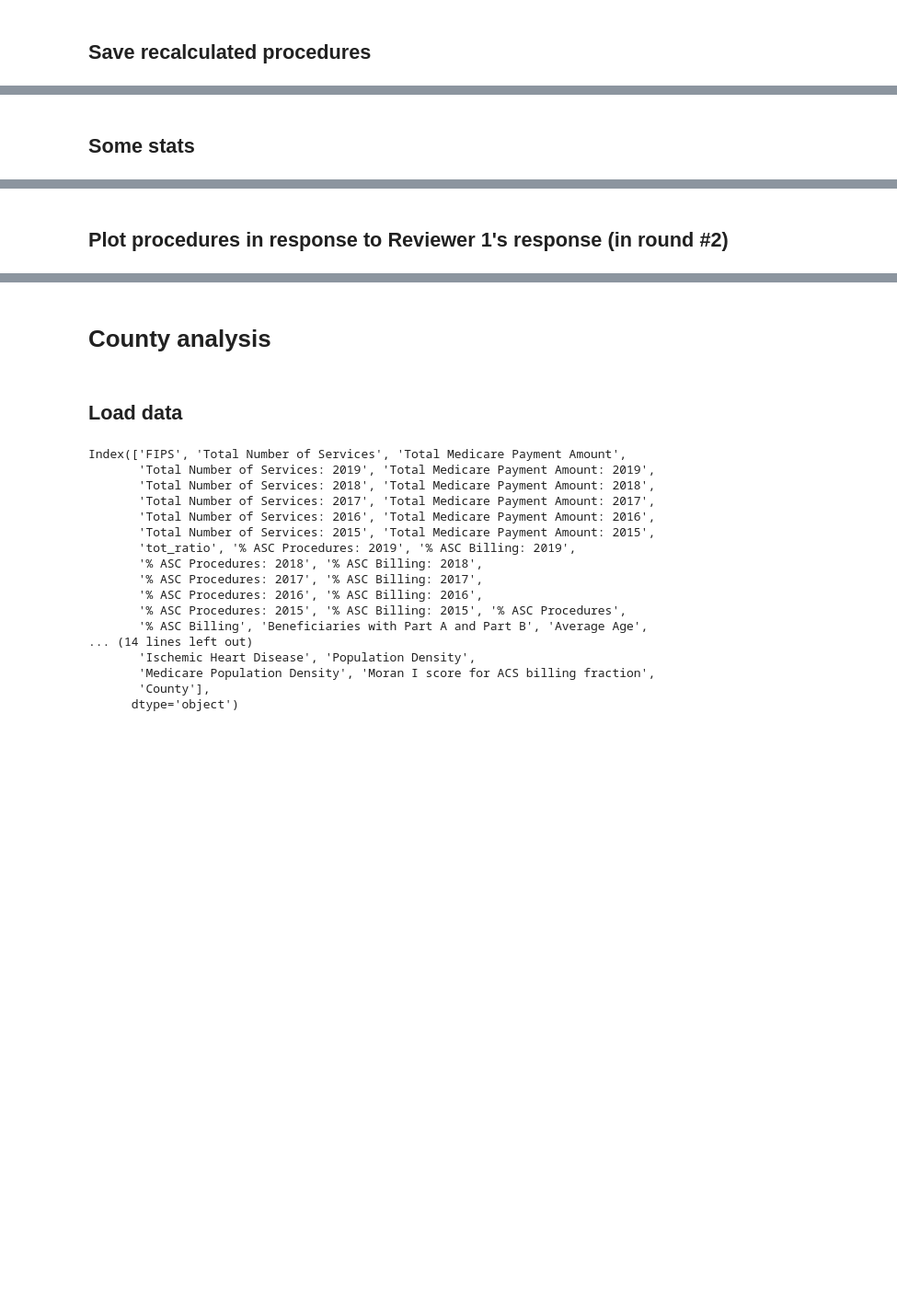
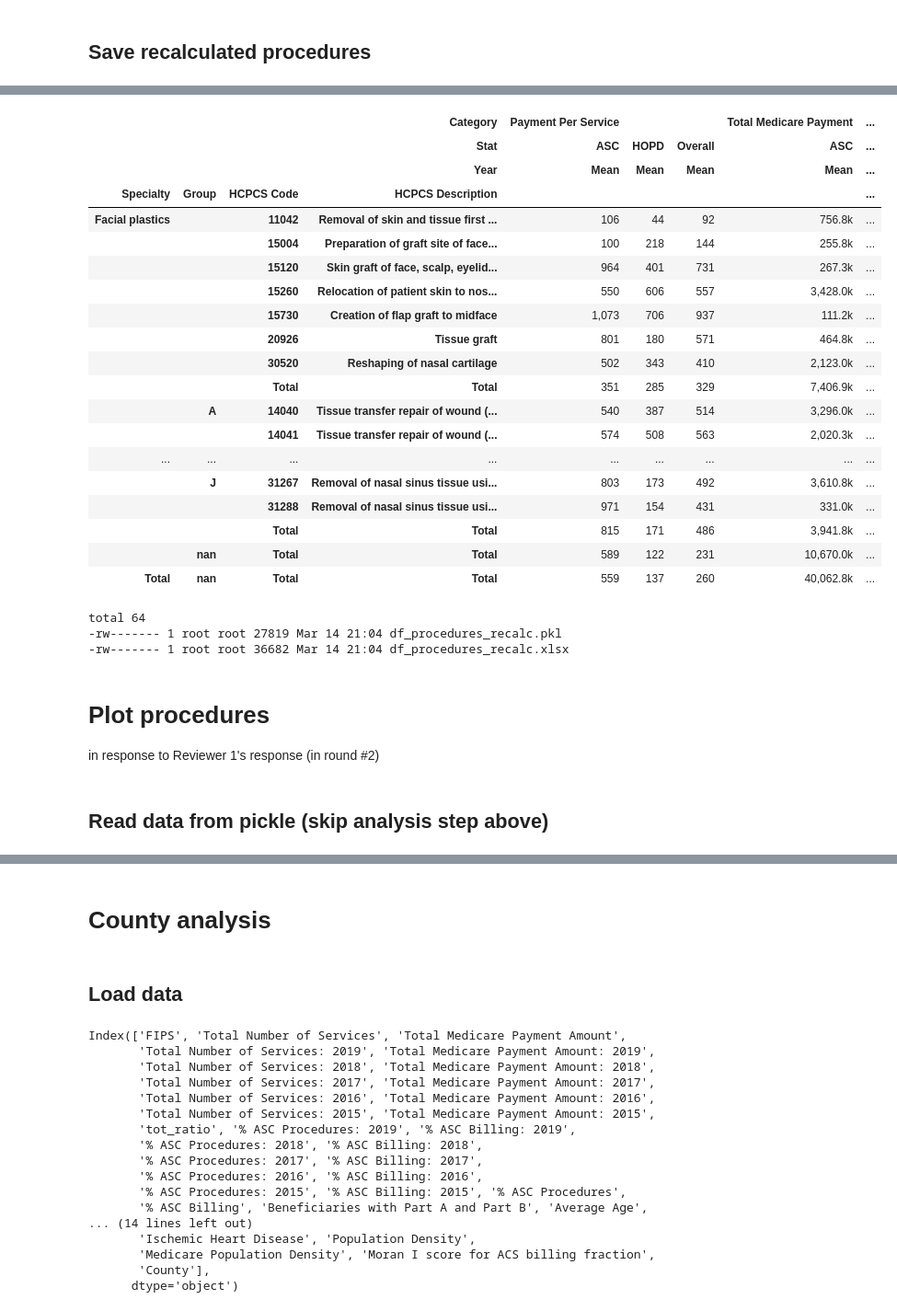
Before and after one commit to ryerrabelli/GeospatialAnalysis, a Jupyter notebook: src/notebooks/2023_02_15-RSY-geospatial_ENT_analysis_v05.ipynb, the cells around one changed output, grey strips where cells are left out. Shown at 92% size. Saved outputs shown, nothing was run; the diff lists cells and outputs as text; code cells hidden in the pictures; blank space fills up the shorter version.

Commit message:
Committing latest figures and saved csv/xlsx

```diff
--- a/src/notebooks/2023_02_15-RSY-geospatial_ENT_analysis_v05.ipynb
+++ b/src/notebooks/2023_02_15-RSY-geospatial_ENT_analysis_v05.ipynb
@@ -444,6 +430,10 @@ for col_category in col_categories:
         df_procedures_recalc[(col_category,"HOPD","%")] = \
             df_procedures_recalc[(col_category,"HOPD","Mean")] / df_procedures_recalc[(col_category,"Overall","Mean")]
 
+# Calculate payment divided by service
+for location in ["ASC","HOPD","Overall"]:
+    # "Total Number of Services", "Total Medicare Payment"
+    df_procedures_recalc[ ("Payment Per Service",location,"Mean") ] = df_procedures_recalc[ ("Total Medicare Payment",location,"Mean") ] / df_procedures_recalc[ ("Total Number of Services",location,"Mean") ]
 
 # Rearrange cols alphabetically, but only by the first two elements of the each column's name tuple
 # This allows the order of the newly added columns to remain relative to themselves, but be rearranged relative to the other columns
@@ -488,2 +449,30 @@ save_df(df_procedures_recalc, "df_procedures_recalc")
-# %% [markdown]
-## Some stats
+# %%
+df_procedures_recalc_style = df_procedures_recalc.style
+format_dict = {
+    "%": "{:.1%}",
+    "R": "{:.3f}",
+    "p": "{:.4f}",
+    "Intercept": "{:.2e}",
+    "InterceptSE": "{:.2e}",
+}
+df_procedures_recalc_style.format(precision=0, na_rep='MISSING', thousands=",",
+                                  formatter={
+                                      col: (format_dict[col[-1]] if col[-1] in format_dict.keys() else (lambda x: "{:,.1f}k".format(x/1000)))
+                                      for col in df_procedures_recalc.columns if col[0]!="Payment Per Service"
+                          })
+
+with pd.option_context("display.float_format", "{:,.2f}".format):
+    display(df_procedures_recalc_style)
+    pass
+
+
+
+df_procedures_recalc_style.to_excel("data/2_analytics/df_procedures_recalc.xlsx", engine='openpyxl')
+df_procedures_recalc.to_pickle("data/2_analytics/df_procedures_recalc.pkl")
+
+# colab magic
+!ls -l "data/2_analytics"
+
+# Saves inside the "outputs" folder in a subfolder matching the name of this notebook
+save_df(df_procedures_recalc, "df_procedures_recalc")
+# %% [output]
@@ -490,2 +481,28 @@ save_df(df_procedures_recalc, "df_procedures_recalc")
+|  |  |  | Category | Payment Per Service |  |  | Total Medicare Payment | ... |
+|  |  |  | Stat | ASC | HOPD | Overall | ASC | ... |
+|  |  |  | Year | Mean | Mean | Mean | Mean | ... |
+| Specialty | Group | HCPCS Code | HCPCS Description |  |  |  |  | ... |
+| Facial plastics |  | 11042 | Removal of skin and tissue first ... | 106 | 44 | 92 | 756.8k | ... |
+|  |  | 15004 | Preparation of graft site of face... | 100 | 218 | 144 | 255.8k | ... |
+|  |  | 15120 | Skin graft of face, scalp, eyelid... | 964 | 401 | 731 | 267.3k | ... |
+|  |  | 15260 | Relocation of patient skin to nos... | 550 | 606 | 557 | 3,428.0k | ... |
+|  |  | 15730 | Creation of flap graft to midface | 1,073 | 706 | 937 | 111.2k | ... |
+|  |  | 20926 | Tissue graft | 801 | 180 | 571 | 464.8k | ... |
+|  |  | 30520 | Reshaping of nasal cartilage | 502 | 343 | 410 | 2,123.0k | ... |
+|  |  | Total | Total | 351 | 285 | 329 | 7,406.9k | ... |
+|  | A | 14040 | Tissue transfer repair of wound (... | 540 | 387 | 514 | 3,296.0k | ... |
+|  |  | 14041 | Tissue transfer repair of wound (... | 574 | 508 | 563 | 2,020.3k | ... |
+| ... | ... | ... | ... | ... | ... | ... | ... | ... |
+|  | J | 31267 | Removal of nasal sinus tissue usi... | 803 | 173 | 492 | 3,610.8k | ... |
+|  |  | 31288 | Removal of nasal sinus tissue usi... | 971 | 154 | 431 | 331.0k | ... |
+|  |  | Total | Total | 815 | 171 | 486 | 3,941.8k | ... |
+|  | nan | Total | Total | 589 | 122 | 231 | 10,670.0k | ... |
+| Total | nan | Total | Total | 559 | 137 | 260 | 40,062.8k | ... |
+total 64
+-rw------- 1 root root 27819 Mar 14 21:04 df_procedures_recalc.pkl
+-rw------- 1 root root 36682 Mar 14 21:04 df_procedures_recalc.xlsx
 # %% [markdown]
-## Plot procedures in response to Reviewer 1's response (in round #2)
+# Plot procedures
+in response to Reviewer 1's response (in round #2)
+# %% [markdown]
+## Read data from pickle (skip analysis step above)
```
Also changed, not shown: parts of 45 cells of this notebook, 19 other files.
